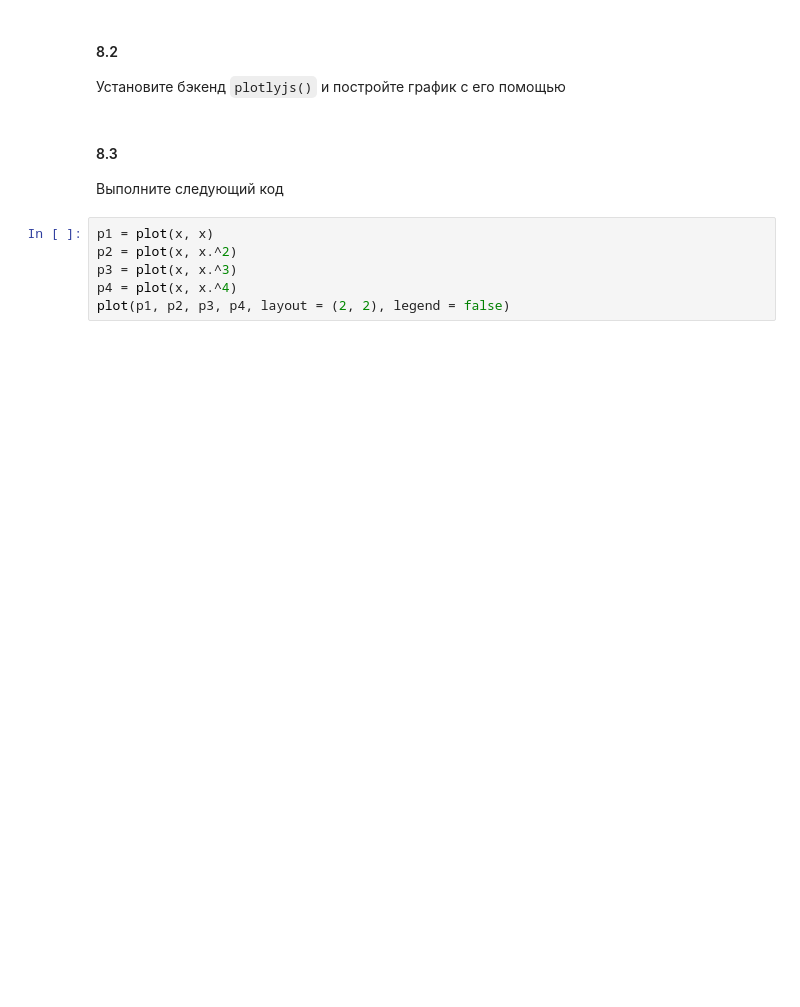
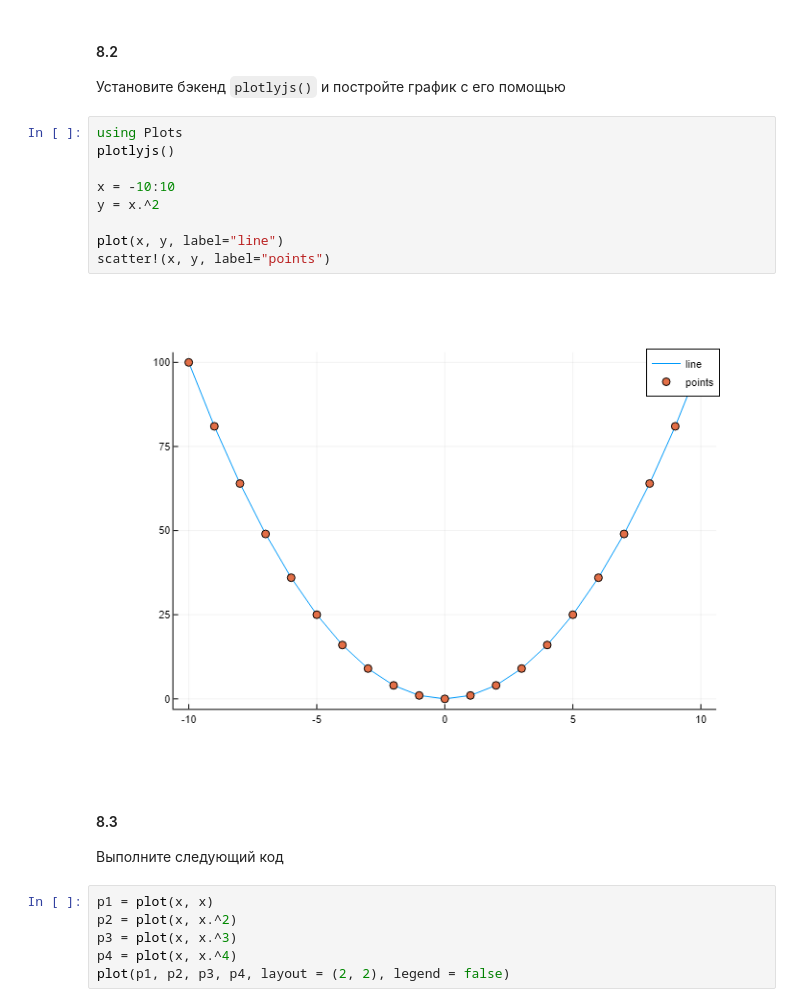
Before and after one commit to w212w/miois_lessons, a Jupyter notebook: Lesson_4/1 - Plotting.ipynb, the cells around one changed output. Drawn from its saved outputs; the diff is of its cells as text; blank space fills up the shorter version.

```diff
--- a/Lesson_4/1 - Plotting.ipynb
+++ b/Lesson_4/1 - Plotting.ipynb
@@ -87,6 +201,17 @@ x = -10:10
 # %% [markdown]
 #### 8.2
 Установите бэкенд `plotlyjs()` и постройте график с его помощью
+# %%
+using Plots
+plotlyjs()
+
+x = -10:10
+y = x.^2
+
+plot(x, y, label="line")
+scatter!(x, y, label="points")
+# %% [output]
+[figure, added]
 # %% [markdown]
 #### 8.3
 Выполните следующий код
```
Also changed, not shown: parts of 12 cells of this notebook.
